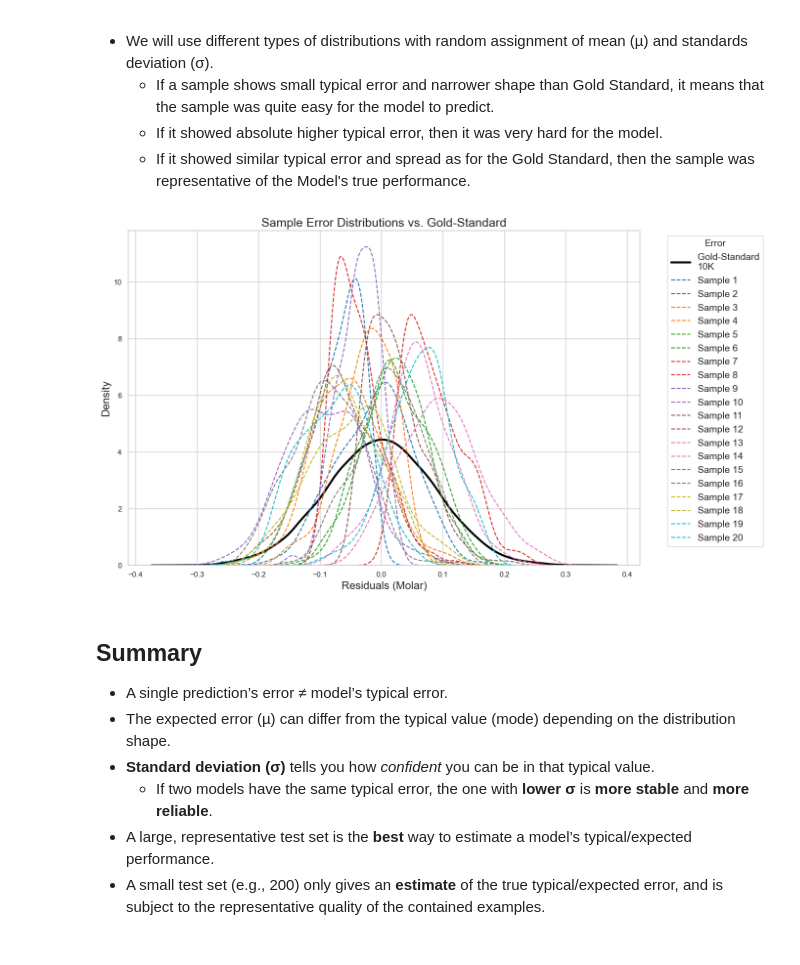
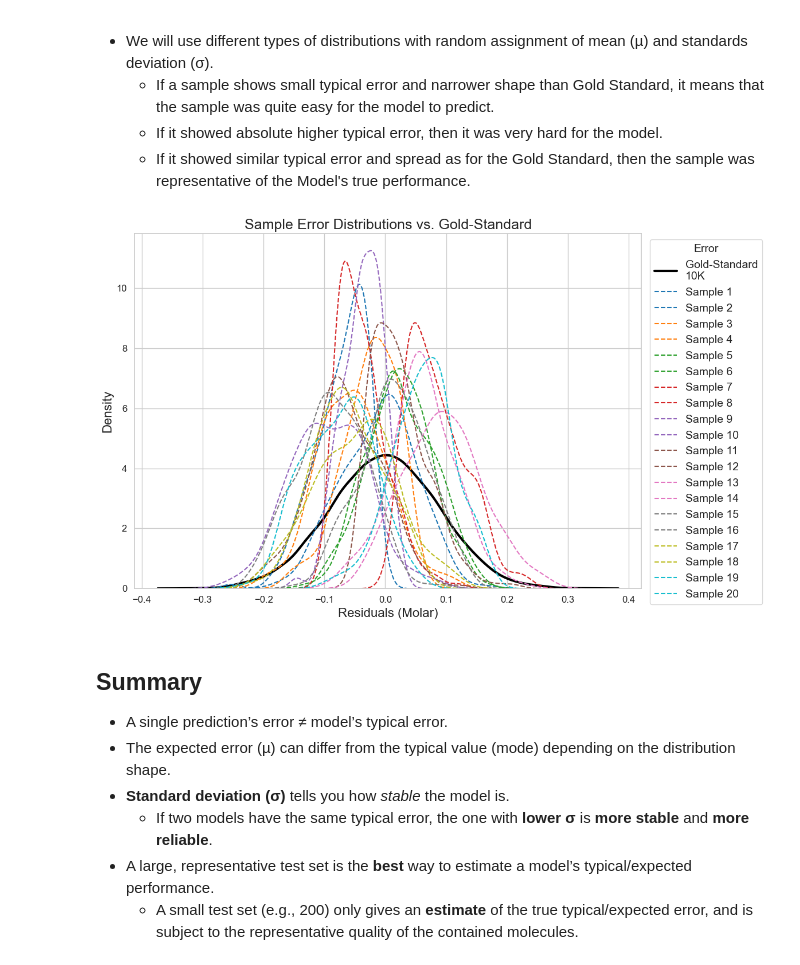
Before and after one commit to Afnan-Sultan/afnan-sultan.github.io, a Jupyter notebook: tutorials/How to Report and Judge ML Model Performance: Part 1.ipynb, the cells around one changed output. Cells and saved outputs as stored; diff of their text form; code cells hidden in the pictures.

```diff
--- a/tutorials/How to Report and Judge ML Model Performance: Part 1.ipynb
+++ b/tutorials/How to Report and Judge ML Model Performance: Part 1.ipynb
@@ -4,7 +4,6 @@ import os
 # Step 1: Setup and Imports
 
 import numpy as np
-import pandas as pd
 import matplotlib.pyplot as plt
 import seaborn as sns
 from scipy.stats import truncnorm, norm, skewnorm
@@ -13,6 +12,7 @@ np.random.seed(42)
 title_font = 18
 labels_font = 16
 text_font = 14
+tick_font = 12
 images_dir = "../images/evaluation_1"
 # %% [markdown]
 # How to Report and Judge ML Model Performance: Notebook
@@ -277,6 +281,7 @@ for ax, (title, data, mean, modes, color) in zip(axs.flatten(), distributions):
             ax.axvline(mode, color='black', linestyle='--', label='Typical (Mode)')
 
     ax.legend(loc='upper left', fontsize=text_font)
+    ax.tick_params(axis='both', labelsize=tick_font)
 
 plt.tight_layout()
 
@@ -411,41 +419,42 @@ for i in range(num_samples):
         mean1 = mean - offset / 2
         mean2 = mean + offset / 2
         scale = np.random.uniform(0.03, 0.06)
         a1, b1 = (value_bounds[0] - mean1) / scale, (value_bounds[1] - mean1) / scale
         a2, b2 = (value_bounds[0] - mean2) / scale, (value_bounds[1] - mean2) / scale
         half = sample_size // 2
         data1 = truncnorm(a1, b1, loc=mean1, scale=scale).rvs(half)
         data2 = truncnorm(a2, b2, loc=mean2, scale=scale).rvs(sample_size - half)
         data = np.concatenate([data1, data2])
         label = f"Sample {i+1}"
 
     samples.append(data)
     labels.append(label)
 
 # Plotting all generated samples over gold-standard
-plt.figure(figsize=(14, 8))
+plt.figure(figsize=(12, 7.5))
 sns.kdeplot(model_true_performance, label=f"Gold-Standard\n{gold_standard_test_size/1000:.0f}K", linewidth=3, color='black')
 
 colors = plt.cm.tab10(np.linspace(0, 1, num_samples))
 for i, (sample, label) in enumerate(zip(samples, labels)):
     sns.kdeplot(sample, label=label, linestyle='--', color=colors[i])
 
 plt.title("Sample Error Distributions vs. Gold-Standard", fontsize=title_font)
 plt.xlabel("Residuals (Molar)", fontsize=labels_font)
 plt.ylabel("Density", fontsize=labels_font)
 plt.legend(loc='upper right', bbox_to_anchor=(1.25, 1), title="Error", title_fontsize=text_font, fontsize=text_font)
+plt.tick_params(axis='both', labelsize=tick_font)
 plt.tight_layout()
 
 plt.savefig(os.path.join(images_dir, 'sampling_uncertainty.png'))
 plt.show()
 # %% [output]
-[figure, old version]
+[figure, new version]
 # %% [markdown]
 ## Summary
 
 - A single prediction’s error ≠ model’s typical error.
 - The expected error (µ) can differ from the typical value (mode) depending on the distribution shape.
-- **Standard deviation (σ)** tells you how *confident* you can be in that typical value.
+- **Standard deviation (σ)** tells you how *stable* the model is.
   - If two models have the same typical error, the one with **lower σ** is **more stable** and **more reliable**.
 - A large, representative test set is the **best** way to estimate a model’s typical/expected performance.
-- A small test set (e.g., 200) only gives an **estimate** of the true typical/expected error, and is subject to the representative quality of the contained examples.
+  - A small test set (e.g., 200) only gives an **estimate** of the true typical/expected error, and is subject to the representative quality of the contained molecules.
```
Also changed, not shown: parts of 8 cells of this notebook, 13 other files.
